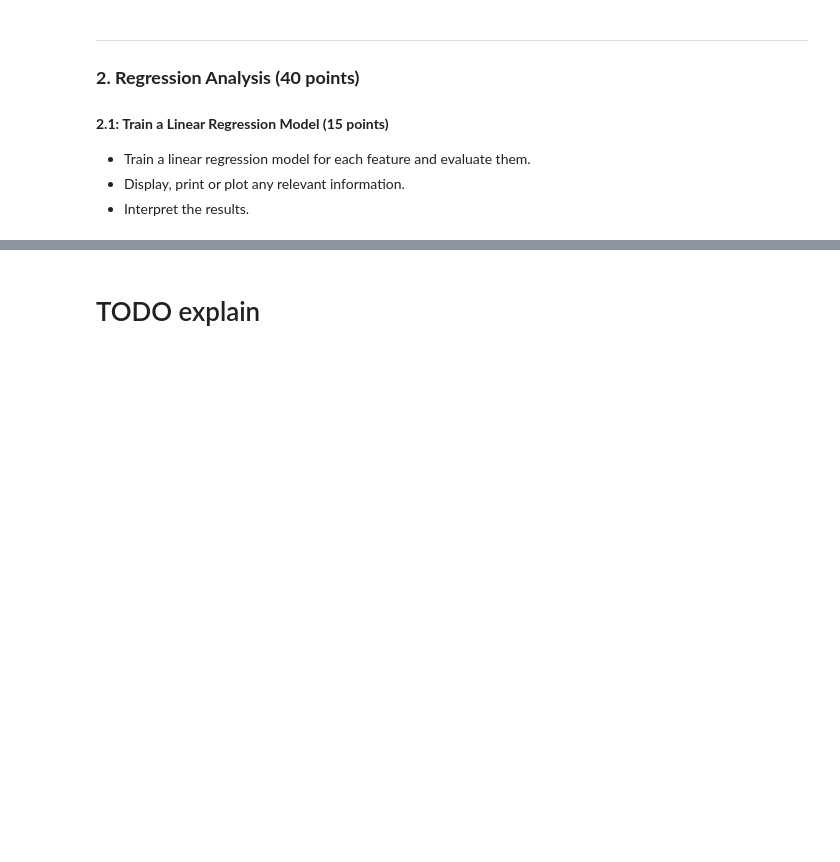
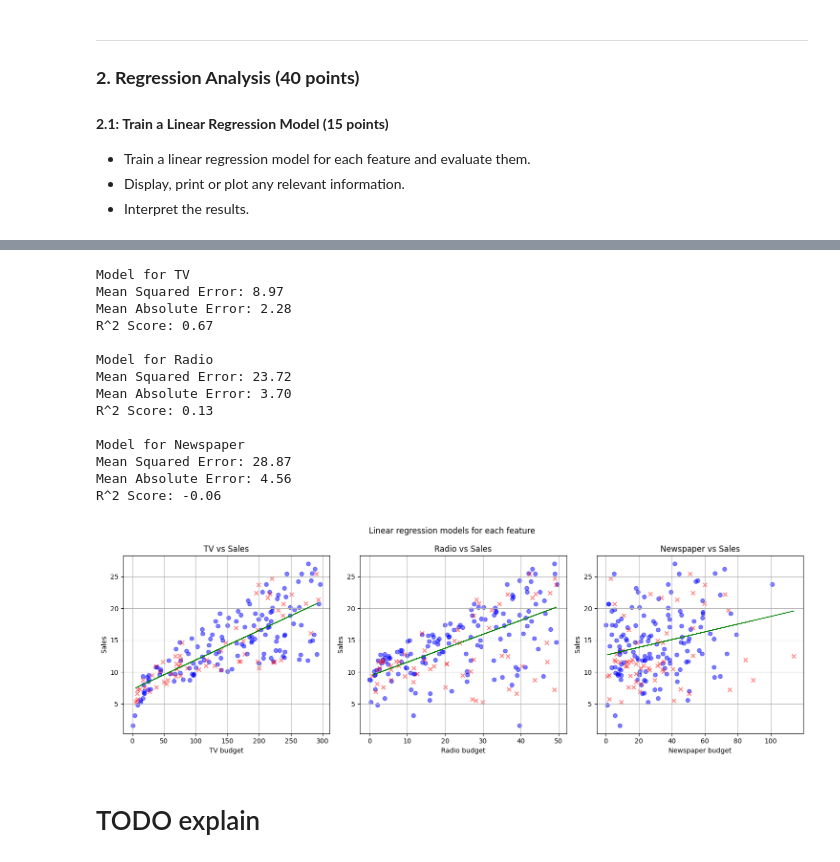
Before and after one commit to davidmarsoni/ml-project, a Jupyter notebook: Graded_lab.ipynb, the cells around one changed output, grey strips where cells are left out. Cells and saved outputs as stored; diff of their text form; code cells hidden in the pictures; blank space fills up the shorter version.

```diff
--- a/Graded_lab.ipynb
+++ b/Graded_lab.ipynb
@@ -173,3 +131,64 @@ R^2 Score: 0.2266
+# %%
+fig, axs = plt.subplots(1, 3, figsize=(15, 5))
+
+# Iterate over each feature
+for i in range(len(feature_names)):
+    # Split the data into training and test sets
+    X_train, X_test, y_train, y_test = train_test_split(features[:, i], target, test_size=0.3, random_state=42)
+
+    # Reshape the data to a 2D array for the model fit
+    X_train = X_train.reshape(-1, 1)
+    X_test = X_test.reshape(-1, 1)
+    Y_train = y_train.reshape(-1, 1)
+    Y_test = y_test.reshape(-1, 1)
+
+    # Create a linear regression model
+    model = LinearRegression()
+    model.fit(X_train, Y_train)
+
+    # Make predictions
+    y_pred = model.predict(X_test)
+
+    # plot the model
+    axs[i].scatter(X_train, Y_train, color='blue',alpha=0.5)
+    axs[i].scatter(X_test, Y_test, color='red',marker='x',alpha=0.5)
+
+    axs[i].plot(X_test, y_pred, color='green', linewidth=1)
+    axs[i].set_title(f'{feature_names[i]} vs Sales')
+    axs[i].set_xlabel(f'{feature_names[i]} budget')
+    axs[i].set_ylabel('Sales')
+    axs[i].grid(True)
+
+    # Print the model's performance
+    mse = mean_squared_error(Y_test, y_pred)
+    mae = mean_absolute_error(Y_test, y_pred)
+    r2 = r2_score(Y_test, y_pred)
+
+    print(f"\n{Fore.BLUE}Model for {feature_names[i]}{Style.RESET_ALL}")
+    print(f"Mean Squared Error: {mse:.2f}")
+    print(f"Mean Absolute Error: {mae:.2f}")
+    print(f"R^2 Score: {r2:.2f}")
+
+
+plt.suptitle('Linear regression models for each feature')
+plt.tight_layout()
+plt.show()
+# %% [output]
+Model for TV
+Mean Squared Error: 8.97
+Mean Absolute Error: 2.28
+R^2 Score: 0.67
+
+Model for Radio
+Mean Squared Error: 23.72
+Mean Absolute Error: 3.70
+R^2 Score: 0.13
+
+Model for Newspaper
+Mean Squared Error: 28.87
+Mean Absolute Error: 4.56
+R^2 Score: -0.06
+[figure, added]
 # %% [markdown]
 # TODO explain
 # %% [markdown]
```
Also changed, not shown: parts of 20 cells of this notebook.
